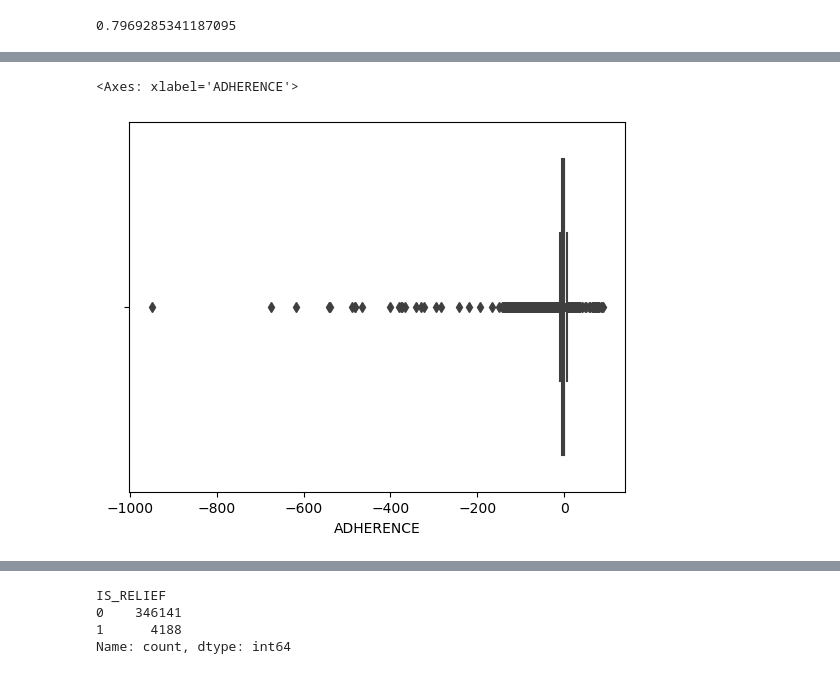
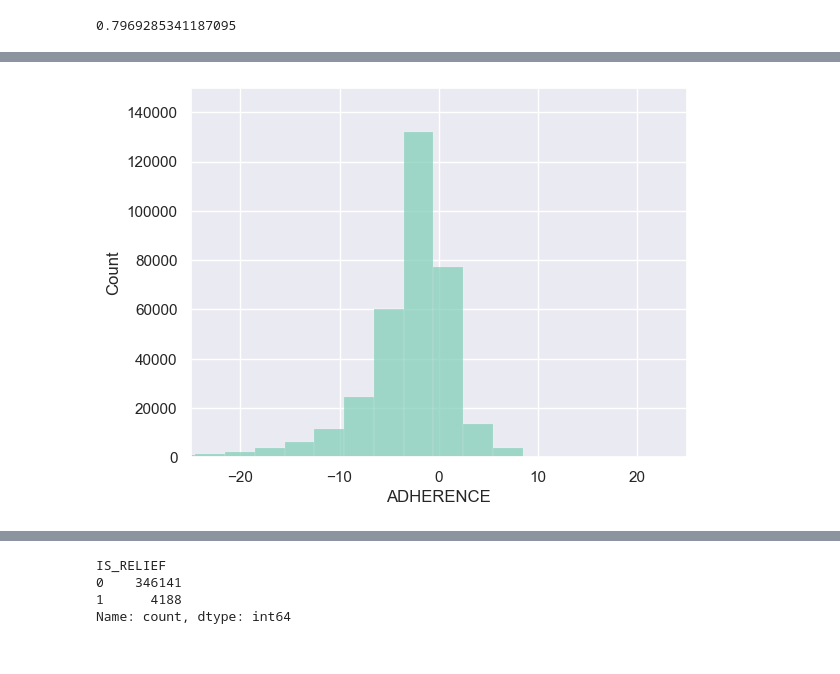
Before and after one commit to NSS-Data-Analytics-Cohort-11/wego-boomers, a Jupyter notebook: notebooks/Wego_boomers.ipynb, the cells around one changed output, grey strips where cells are left out. Drawn from its saved outputs; the diff is of its cells as text; code cells hidden in the pictures.

```diff
--- a/notebooks/Wego_boomers.ipynb
+++ b/notebooks/Wego_boomers.ipynb
@@ -96,5 +87,11 @@ sns.boxplot(x='HDWY_DEV', data=wego)
-# %%
-sns.boxplot(x='ADHERENCE', data=wego)
-# %% [output]
-<Axes: xlabel='ADHERENCE'>
-[figure, removed]
+# %%
+#Overall distribution of adherence
+sns.set_theme(style="darkgrid")
+palette = sns.color_palette("BuGn")
+sns.histplot(data=wego, x="ADHERENCE", binwidth=3, color=palette[2])
+plt.ylim(0, 150000)
+plt.xlim(-25, 25)
+
+plt.show()
+# %% [output]
+[figure, added]
```
Also changed, not shown: parts of 11 cells of this notebook.
